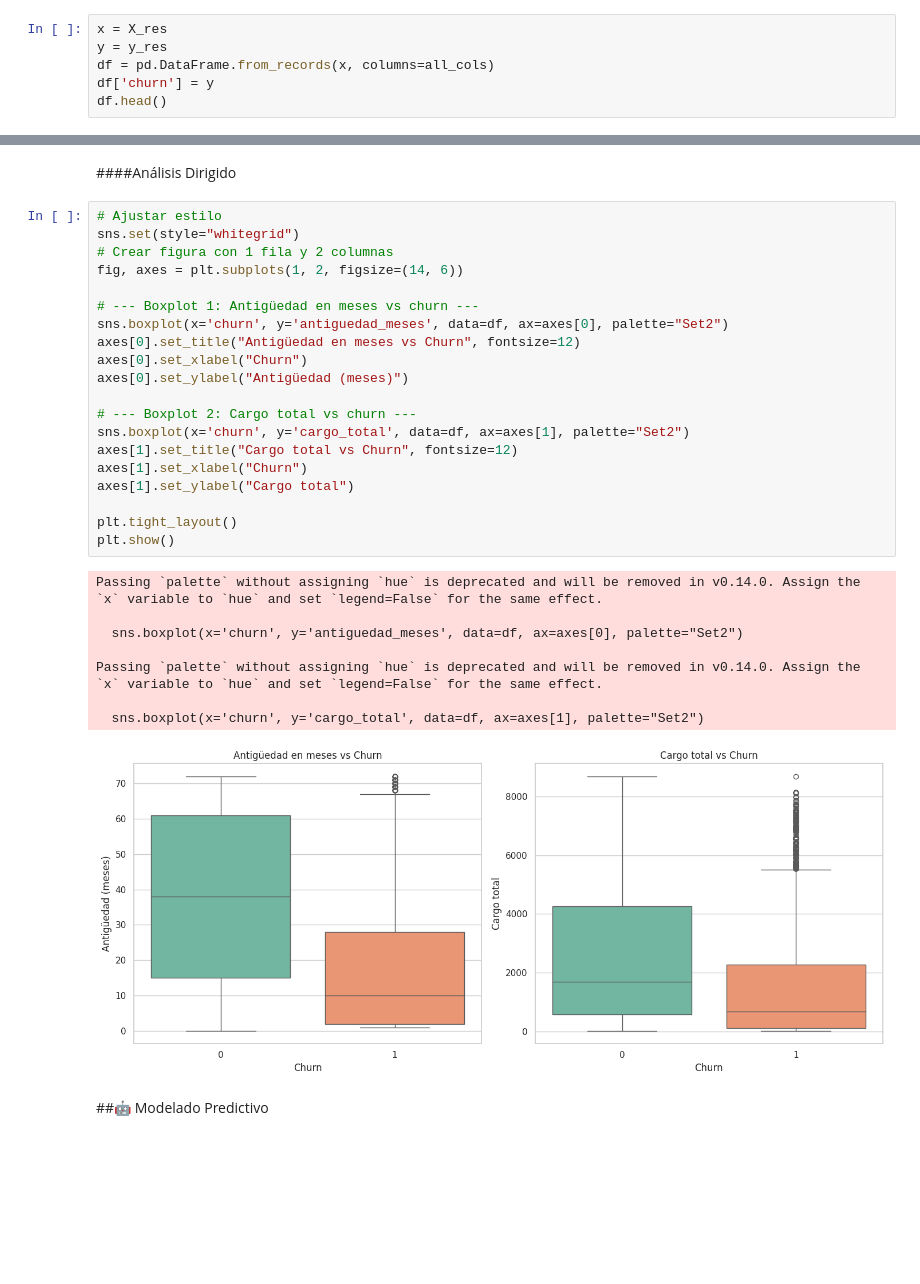
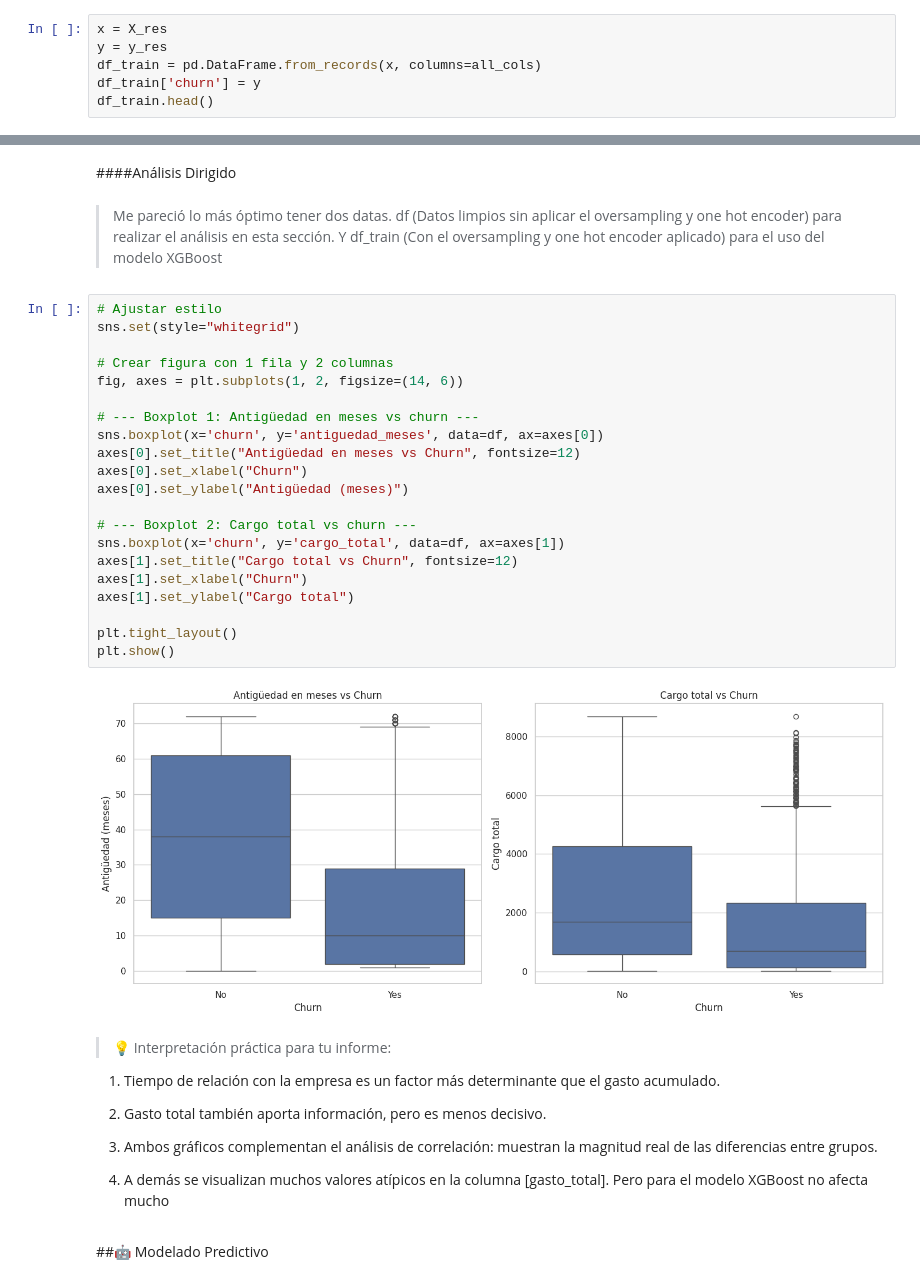
Before and after one commit to Joacco11/TelecomX_parte2_Latam, a Jupyter notebook: TelecomX_parte2_Latam.ipynb, the cells around one changed output, grey strips where cells are left out. Saved outputs shown, nothing was run; the diff lists cells and outputs as text; blank space fills up the shorter version.

```diff
--- a/TelecomX_parte2_Latam.ipynb
+++ b/TelecomX_parte2_Latam.ipynb
@@ -158,9 +160,9 @@ Name: count, dtype: int64
 # %%
 x = X_res
 y = y_res
-df = pd.DataFrame.from_records(x, columns=all_cols)
-df['churn'] = y
-df.head()
+df_train = pd.DataFrame.from_records(x, columns=all_cols)
+df_train['churn'] = y
+df_train.head()
 # %% [output]
 |  | genero_Male | lineas_multiples_No phone service | lineas_multiples_Yes | servicio_internet_Fiber optic | servicio_internet_No | ... |
 | 0 | 0.0 | 0.0 | 0.0 | 0.0 | 0.0 | ... |
@@ -197,34 +199,39 @@ corr['churn'].sort_values(ascending=False)
 dtype: float64
 # %% [markdown]
 ####Análisis Dirigido
+# %% [markdown]
+>Me pareció lo más óptimo tener dos datas. df (Datos limpios sin aplicar el oversampling y one hot encoder) para realizar el análisis en esta sección. Y df_train (Con el oversampling y one hot encoder aplicado) para el uso del modelo XGBoost
 # %%
 # Ajustar estilo
 sns.set(style="whitegrid")
+
 # Crear figura con 1 fila y 2 columnas
 fig, axes = plt.subplots(1, 2, figsize=(14, 6))
 
 # --- Boxplot 1: Antigüedad en meses vs churn ---
-sns.boxplot(x='churn', y='antiguedad_meses', data=df, ax=axes[0], palette="Set2")
+sns.boxplot(x='churn', y='antiguedad_meses', data=df, ax=axes[0])
 axes[0].set_title("Antigüedad en meses vs Churn", fontsize=12)
 axes[0].set_xlabel("Churn")
 axes[0].set_ylabel("Antigüedad (meses)")
 
 # --- Boxplot 2: Cargo total vs churn ---
-sns.boxplot(x='churn', y='cargo_total', data=df, ax=axes[1], palette="Set2")
+sns.boxplot(x='churn', y='cargo_total', data=df, ax=axes[1])
 axes[1].set_title("Cargo total vs Churn", fontsize=12)
 axes[1].set_xlabel("Churn")
 axes[1].set_ylabel("Cargo total")
 
 plt.tight_layout()
 plt.show()
 # %% [output]
-Passing `palette` without assigning `hue` is deprecated and will be removed in v0.14.0. Assign the `x` variable to `hue` and set `legend=False` for the same effect.
-
-  sns.boxplot(x='churn', y='antiguedad_meses', data=df, ax=axes[0], palette="Set2")
-
-Passing `palette` without assigning `hue` is deprecated and will be removed in v0.14.0. Assign the `x` variable to `hue` and set `legend=False` for the same effect.
-
-  sns.boxplot(x='churn', y='cargo_total', data=df, ax=axes[1], palette="Set2")
-[figure, old version]
+[figure, new version]
+# %% [markdown]
+>💡 Interpretación práctica para tu informe:
+
+1. Tiempo de relación con la empresa es un factor más determinante que el gasto acumulado.
+
+2. Gasto total también aporta información, pero es menos decisivo.
+
+3. Ambos gráficos complementan el análisis de correlación: muestran la magnitud real de las diferencias entre grupos.
+4. A demás se visualizan muchos valores atípicos en la columna [gasto_total]. Pero para el modelo XGBoost no afecta mucho
 # %% [markdown]
 ##🤖 Modelado Predictivo
```
Also changed, not shown: parts of 13 cells of this notebook.
